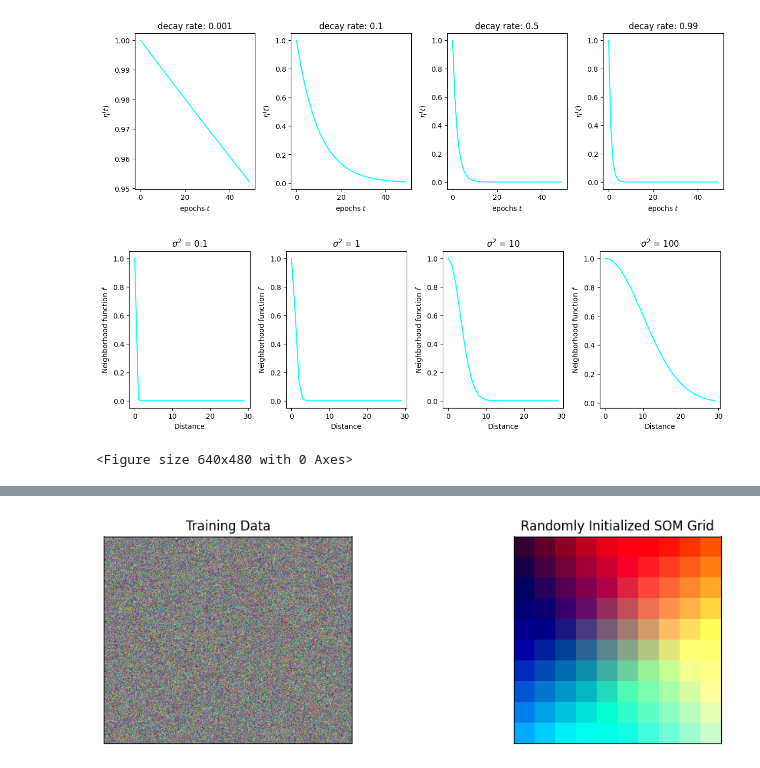
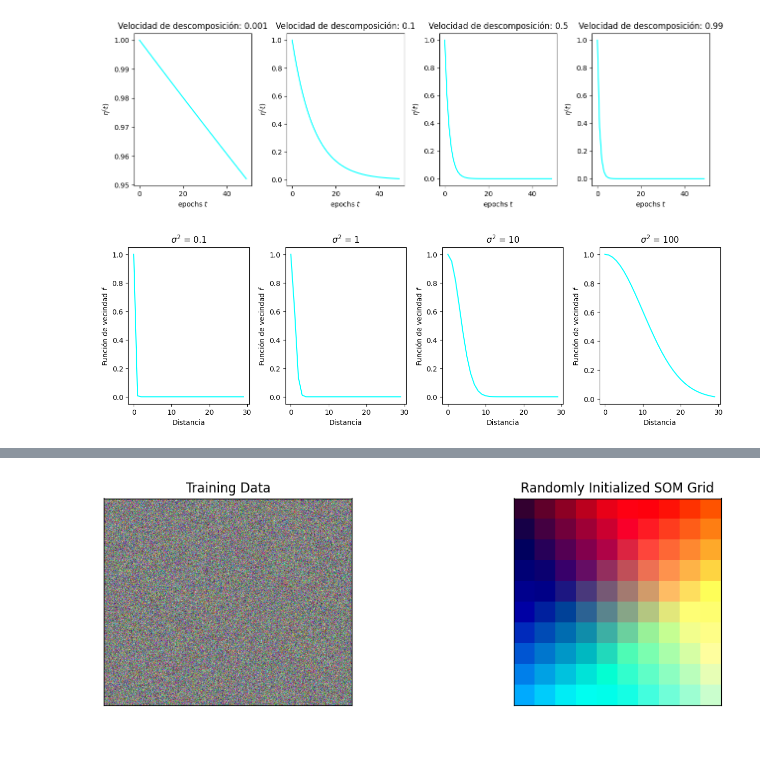
Before and after one commit to JaumeSanCol/TFG, a Jupyter notebook: notebooks/base.ipynb, the cells around one changed output, grey strips where cells are left out. Drawn from its saved outputs; the diff is of its cells as text; code cells hidden in the pictures; blank space fills up the shorter version.

```diff
--- a/notebooks/base.ipynb
+++ b/notebooks/base.ipynb
@@ -4,20 +4,20 @@ import matplotlib.pyplot as plt
 # %%
 epochs = np.arange(0, 50)
 lr_decay = [0.001, 0.1, 0.5, 0.99]
 fig,ax = plt.subplots(nrows=1, ncols=4, figsize=(15,4))
 plt_ind = np.arange(4) + 141
 for decay, ind in zip(lr_decay, plt_ind):
     plt.subplot(ind)
     learn_rate = np.exp(-epochs * decay)
     plt.plot(epochs, learn_rate, c='cyan')
-    plt.title('decay rate: ' + str(decay))
+    plt.title('Velocidad de descomposición: ' + str(decay))
     plt.xlabel('epochs $t$')
     plt.ylabel('$\eta^(t)$')
 fig.subplots_adjust(hspace=0.5, wspace=0.3)
 plt.savefig('img/decay_rate.png', dpi=300)
 plt.show()
 # %% [output]
-[figure, old version]
+[figure, new version]
 # %%
 distance = np.arange(0, 30)
 sigma_sq = [0.1, 1, 10, 100]
@@ -28,14 +28,13 @@ for s, ind in zip(sigma_sq, plt_ind):
     f = np.exp(-distance ** 2 / 2 / s)
     plt.plot(distance, f, c='cyan')
     plt.title('$\sigma^2$ = ' + str(s))
-    plt.xlabel('Distance')
-    plt.ylabel('Neighborhood function $f$')
+    plt.xlabel('Distancia')
+    plt.ylabel('Función de vecindad $f$')
 fig.subplots_adjust(hspace=0.5, wspace=0.3)
+plt.savefig('img/radius_decay.png', dpi=300)
 plt.show()
-plt.savefig('img/radius_decay.png', dpi=300)
 # %% [output]
-[figure, old version]
+[figure, new version]
-<Figure size 640x480 with 0 Axes>
 # %%
 from somJ.som  import SoM
 from sklearn.preprocessing import MinMaxScaler
```
Also changed, not shown: parts of 1 cell of this notebook, 26 other files.
